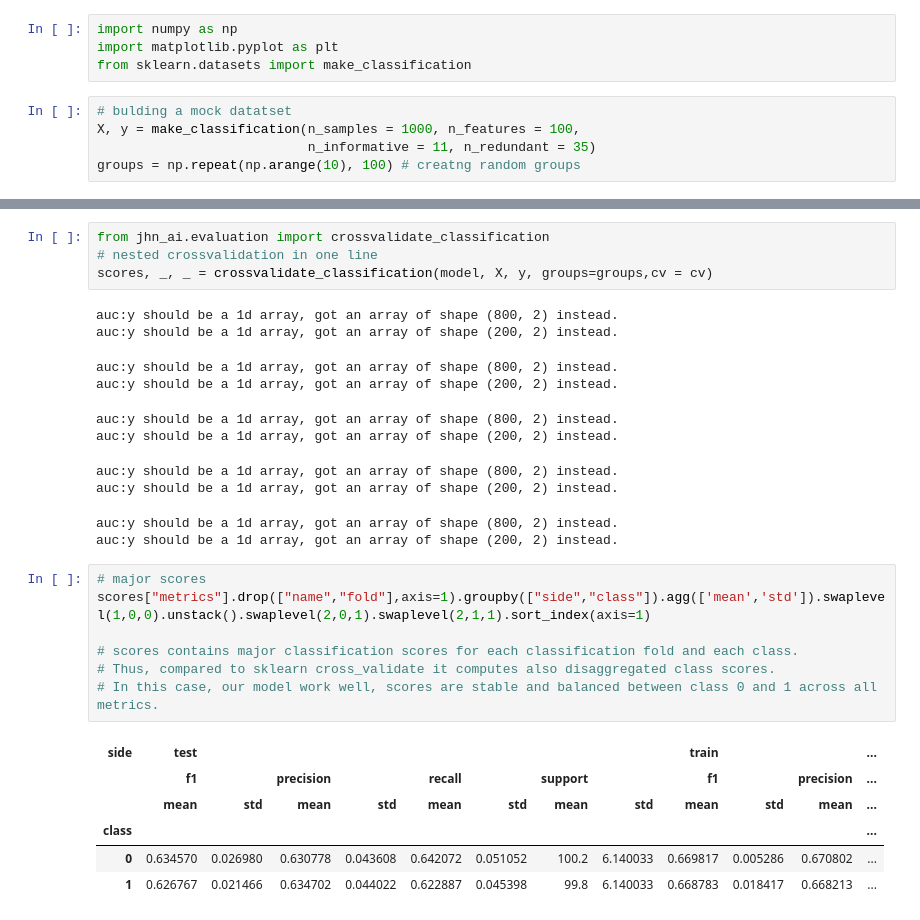
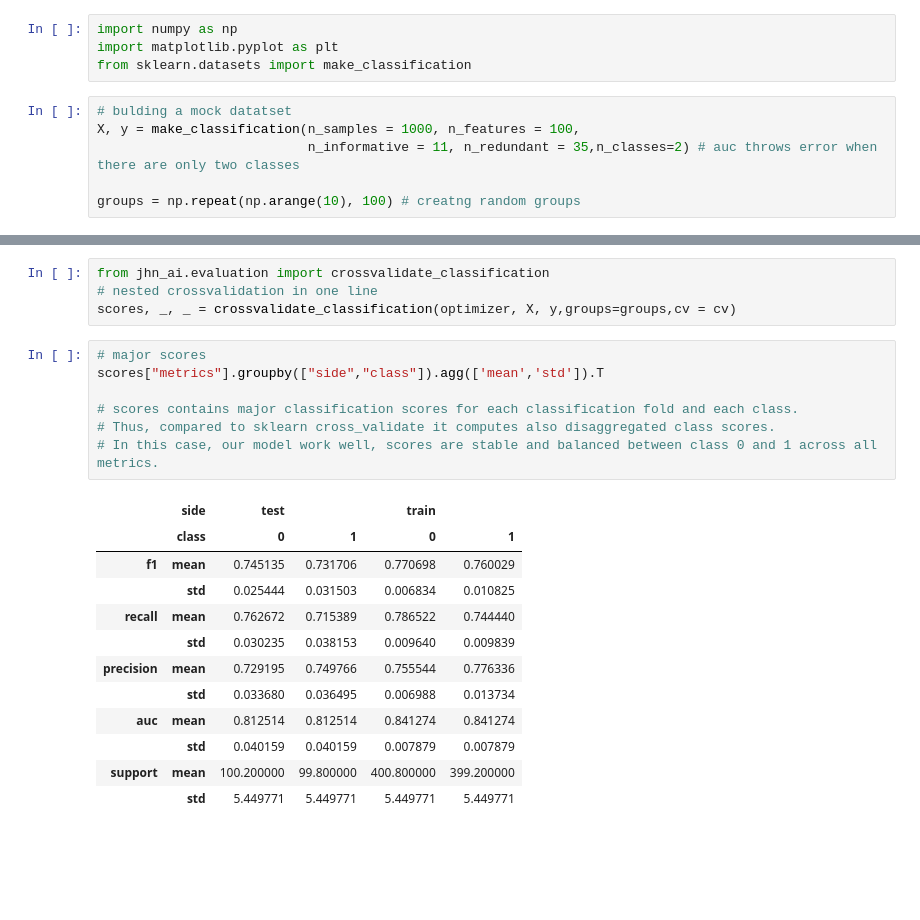
Before and after one commit to jhn-nt/cross-learn, a Jupyter notebook: basic_example.ipynb, the cells around one changed output, grey strips where cells are left out. Drawn from its saved outputs; the diff is of its cells as text; blank space fills up the shorter version.

```diff
--- a/basic_example.ipynb
+++ b/basic_example.ipynb
@@ -7,5 +7,6 @@ from sklearn.datasets import make_classification
 # %%
 # bulding a mock datatset
 X, y = make_classification(n_samples = 1000, n_features = 100,
-                           n_informative = 11, n_redundant = 35)
+                           n_informative = 11, n_redundant = 35,n_classes=2) # auc throws error when there are only two classes
+
 groups = np.repeat(np.arange(10), 100) # creatng random groups
@@ -46,32 +37,27 @@ optimizer = GridSearchCV(model, param_grid, cv = cv)
 # %%
 from jhn_ai.evaluation import crossvalidate_classification
 # nested crossvalidation in one line
-scores, _, _ = crossvalidate_classification(model, X, y, groups=groups,cv = cv)
+scores, _, _ = crossvalidate_classification(optimizer, X, y,groups=groups,cv = cv)
-# %% [output]
-auc:y should be a 1d array, got an array of shape (800, 2) instead.
-auc:y should be a 1d array, got an array of shape (200, 2) instead.
-auc:y should be a 1d array, got an array of shape (800, 2) instead.
-auc:y should be a 1d array, got an array of shape (200, 2) instead.
-auc:y should be a 1d array, got an array of shape (800, 2) instead.
-auc:y should be a 1d array, got an array of shape (200, 2) instead.
-auc:y should be a 1d array, got an array of shape (800, 2) instead.
-auc:y should be a 1d array, got an array of shape (200, 2) instead.
-auc:y should be a 1d array, got an array of shape (800, 2) instead.
-auc:y should be a 1d array, got an array of shape (200, 2) instead.
 # %%
 # major scores
-scores["metrics"].drop(["name","fold"],axis=1).groupby(["side","class"]).agg(['mean','std']).swaplevel(1,0,0).unstack().swaplevel(2,0,1).swaplevel(2,1,1).sort_index(axis=1)
+scores["metrics"].groupby(["side","class"]).agg(['mean','std']).T
 
 # scores contains major classification scores for each classification fold and each class.
 # Thus, compared to sklearn cross_validate it computes also disaggregated class scores.
 # In this case, our model work well, scores are stable and balanced between class 0 and 1 across all metrics.
 # %% [output]
-| side | test |  |  |  |  |  |  |  | train |  |  | ... |
-|  | f1 |  | precision |  | recall |  | support |  | f1 |  | precision | ... |
-|  | mean | std | mean | std | mean | std | mean | std | mean | std | mean | ... |
-| class |  |  |  |  |  |  |  |  |  |  |  | ... |
-| 0 | 0.634570 | 0.026980 | 0.630778 | 0.043608 | 0.642072 | 0.051052 | 100.2 | 6.140033 | 0.669817 | 0.005286 | 0.670802 | ... |
-| 1 | 0.626767 | 0.021466 | 0.634702 | 0.044022 | 0.622887 | 0.045398 | 99.8 | 6.140033 | 0.668783 | 0.018417 | 0.668213 | ... |
+|  | side | test |  | train |  |
+|  | class | 0 | 1 | 0 | 1 |
+| f1 | mean | 0.745135 | 0.731706 | 0.770698 | 0.760029 |
+|  | std | 0.025444 | 0.031503 | 0.006834 | 0.010825 |
+| recall | mean | 0.762672 | 0.715389 | 0.786522 | 0.744440 |
+|  | std | 0.030235 | 0.038153 | 0.009640 | 0.009839 |
+| precision | mean | 0.729195 | 0.749766 | 0.755544 | 0.776336 |
+|  | std | 0.033680 | 0.036495 | 0.006988 | 0.013734 |
+| auc | mean | 0.812514 | 0.812514 | 0.841274 | 0.841274 |
+|  | std | 0.040159 | 0.040159 | 0.007879 | 0.007879 |
+| support | mean | 100.200000 | 99.800000 | 400.800000 | 399.200000 |
+|  | std | 5.449771 | 5.449771 | 5.449771 | 5.449771 |
 # %%
 # ROCS in one line
 # let's compare training and testing performance
```
Also changed, not shown: parts of 5 cells of this notebook, 7 other files.
